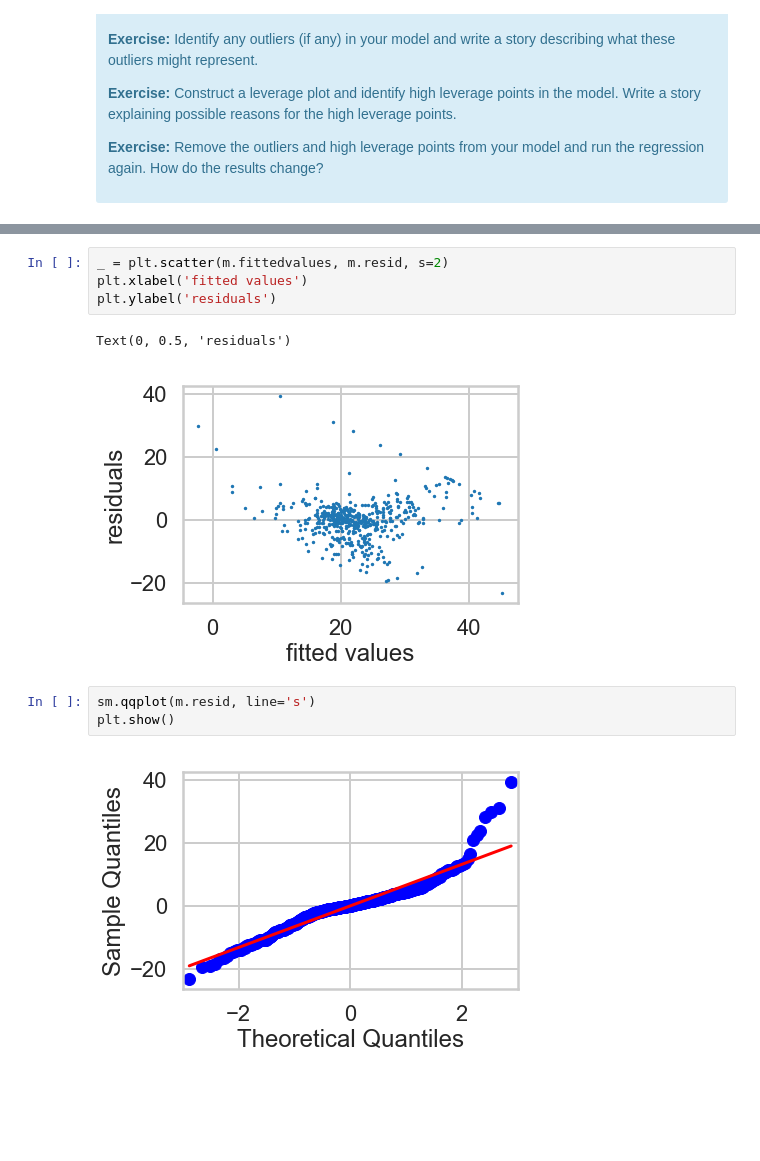
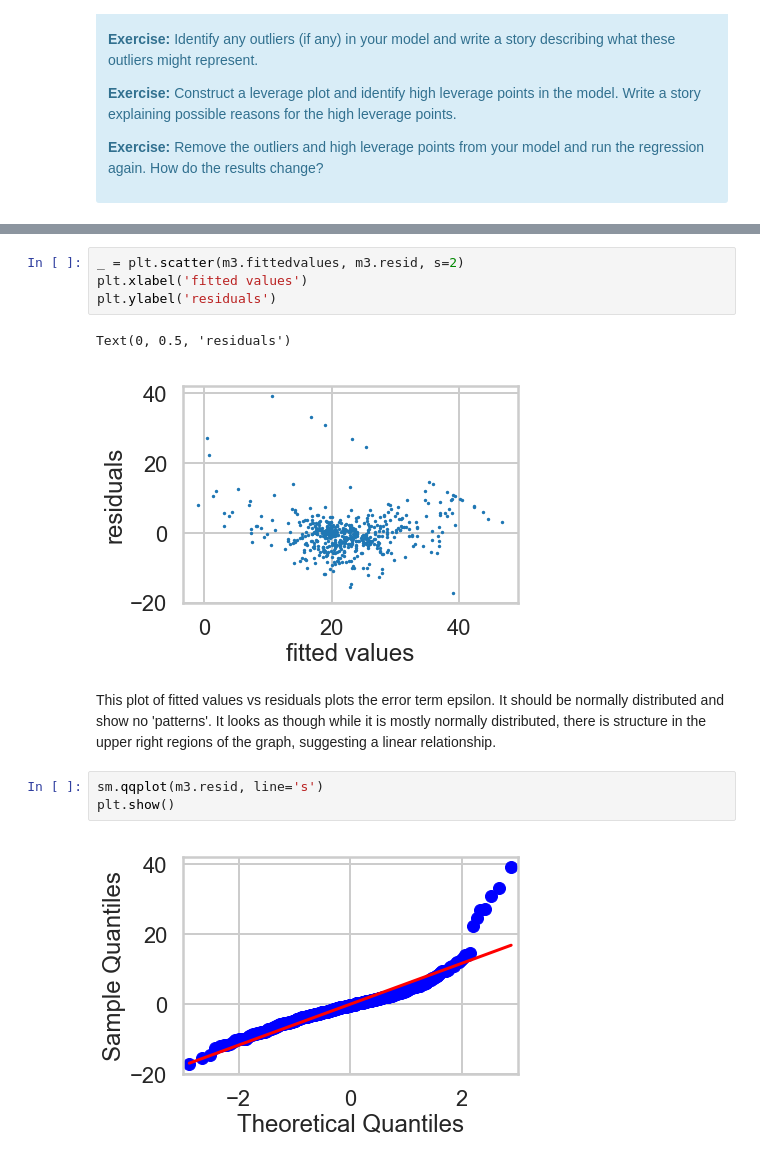
Before and after one commit to ghopping/Data_Science_Career_Track, a Jupyter notebook: linear_regression/Mini_Project_Linear_Regression.ipynb, the cells around one changed output, grey strips where cells are left out. Cells and saved outputs as stored; diff of their text form; blank space fills up the shorter version.

```diff
--- a/linear_regression/Mini_Project_Linear_Regression.ipynb
+++ b/linear_regression/Mini_Project_Linear_Regression.ipynb
@@ -884,14 +879,16 @@ Covariance Type:            nonrobust
 Warnings:
 [1] Standard Errors assume that the covariance matrix of the errors is correctly specified.
 # %%
-_ = plt.scatter(m.fittedvalues, m.resid, s=2)
+_ = plt.scatter(m3.fittedvalues, m3.resid, s=2)
 plt.xlabel('fitted values')
 plt.ylabel('residuals')
 # %% [output]
 Text(0, 0.5, 'residuals')
-[figure, old version]
+[figure, new version]
+# %% [markdown]
+This plot of fitted values vs residuals plots the error term epsilon. It should be normally distributed and show no 'patterns'. It looks as though while it is mostly normally distributed, there is structure in the upper right regions of the graph, suggesting a linear relationship.
 # %%
-sm.qqplot(m.resid, line='s')
+sm.qqplot(m3.resid, line='s')
 plt.show()
 # %% [output]
-[figure, old version]
+[figure, new version]
```
Also changed, not shown: parts of 19 cells of this notebook.
